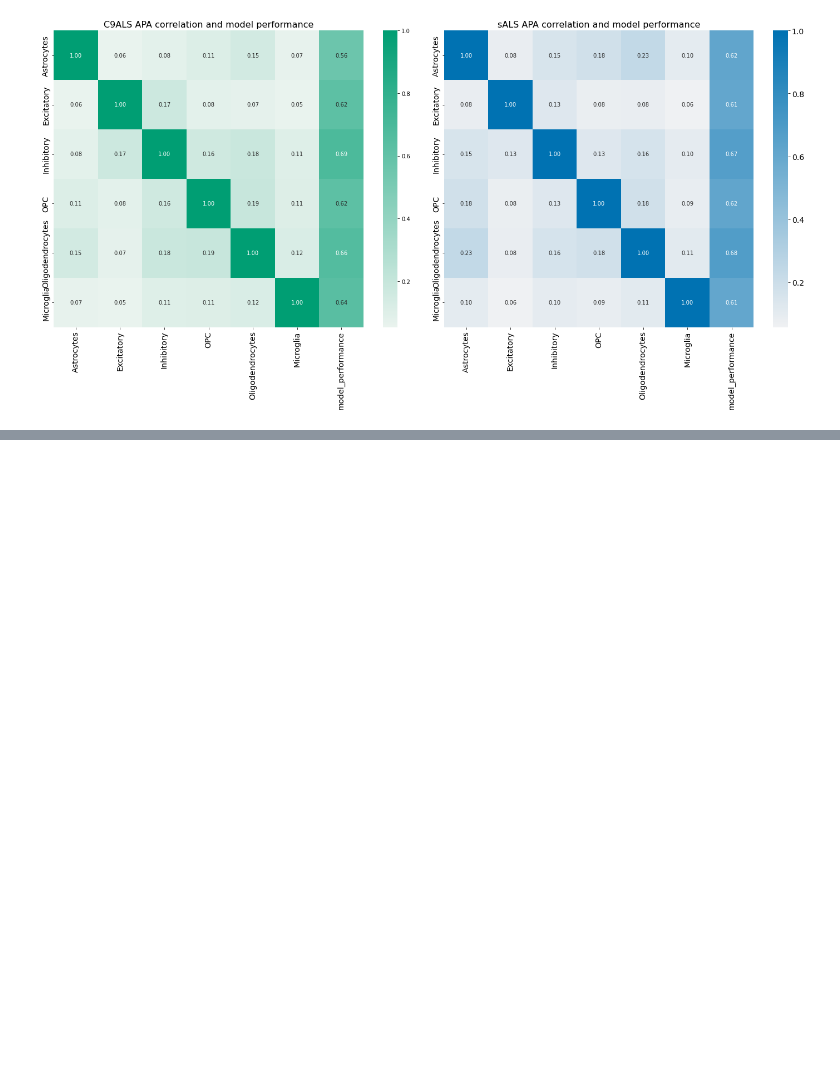
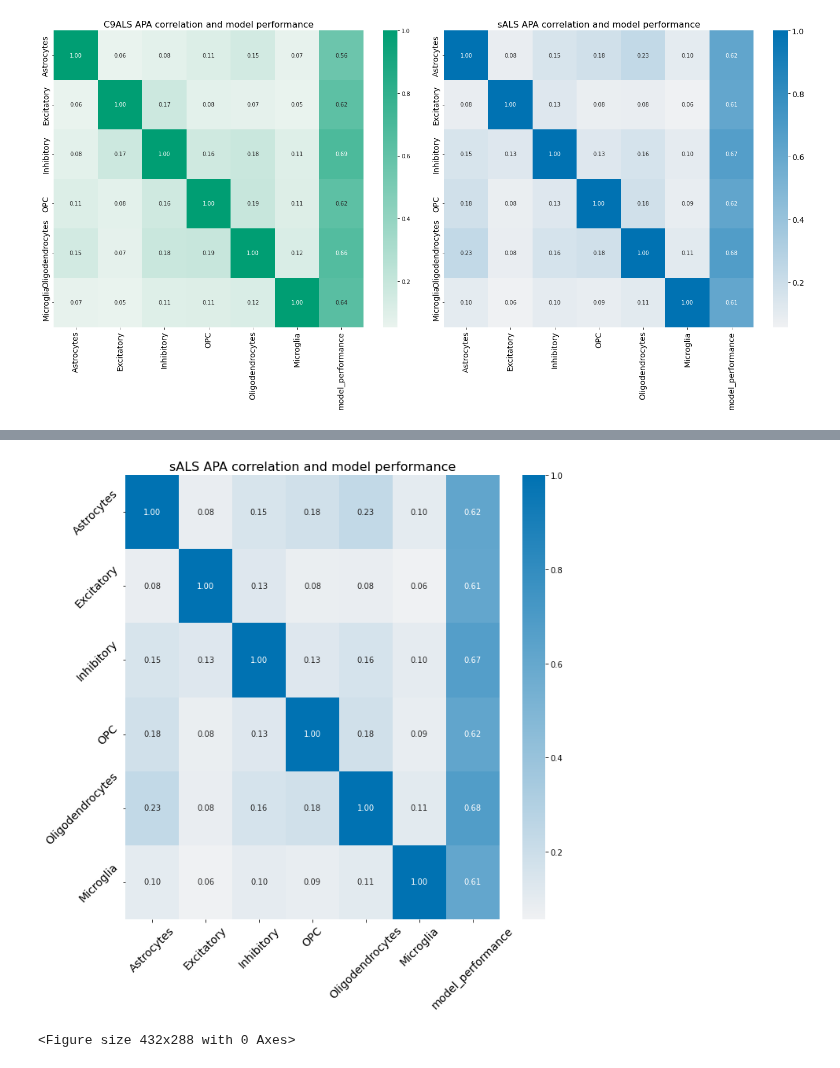
Before and after one commit to AidenSb/APA, a Jupyter notebook: For_DL_model/Model_performance_plots.ipynb, the cells around one changed output, grey strips where cells are left out. Cells and saved outputs as stored; diff of their text form; code cells hidden in the pictures; blank space fills up the shorter version.

```diff
--- a/For_DL_model/Model_performance_plots.ipynb
+++ b/For_DL_model/Model_performance_plots.ipynb
@@ -355,0 +369,13 @@ plt.savefig('/data1/APA/Paul_ALS_Data/bams_in/subscelltype_bamfiles/Mapper_outs/
+# %%
+fig, ax1 = plt.subplots(ncols=1, figsize=(10,10))
+sns.heatmap(sA_corr, annot=True, fmt='.2f', cmap=sA_color, ax=ax1)
+ax1.set_title('sALS APA correlation and model performance', fontsize=16)
+cbar_ax = fig.axes[-1]
+plt.setp(ax1.get_xticklabels(), fontsize=14, rotation=45)
+plt.setp(ax1.get_yticklabels(), fontsize=14, rotation=45)
+plt.tight_layout()
+plt.show()
+plt.savefig('/data1/APA/Paul_ALS_Data/bams_in/subscelltype_bamfiles/Mapper_outs/results/plots/sALS_APA_corr_and_model_performance.pdf', dpi=300)
+# %% [output]
+[figure, added]
+<Figure size 432x288 with 0 Axes>
```
Also changed, not shown: parts of 1 cell of this notebook, 1 other file.
